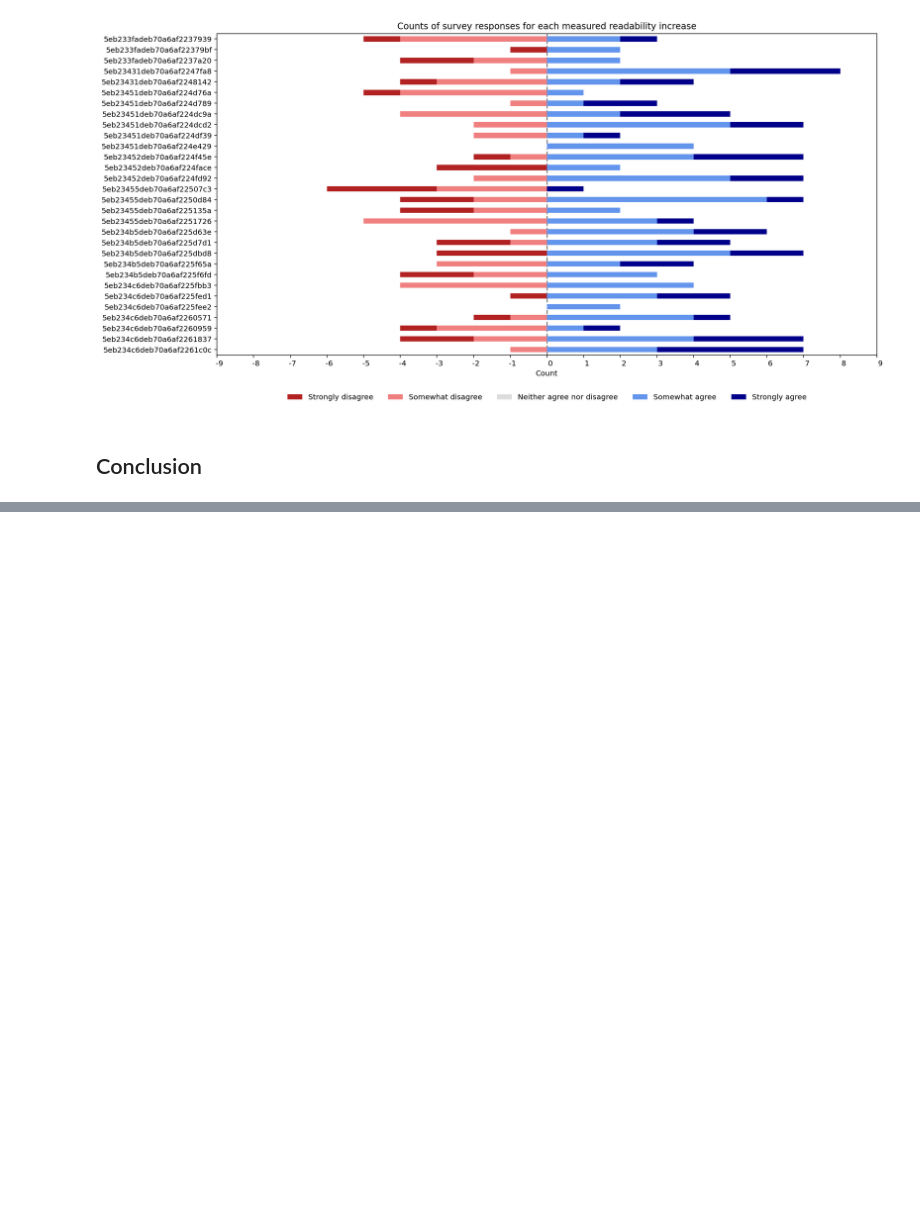
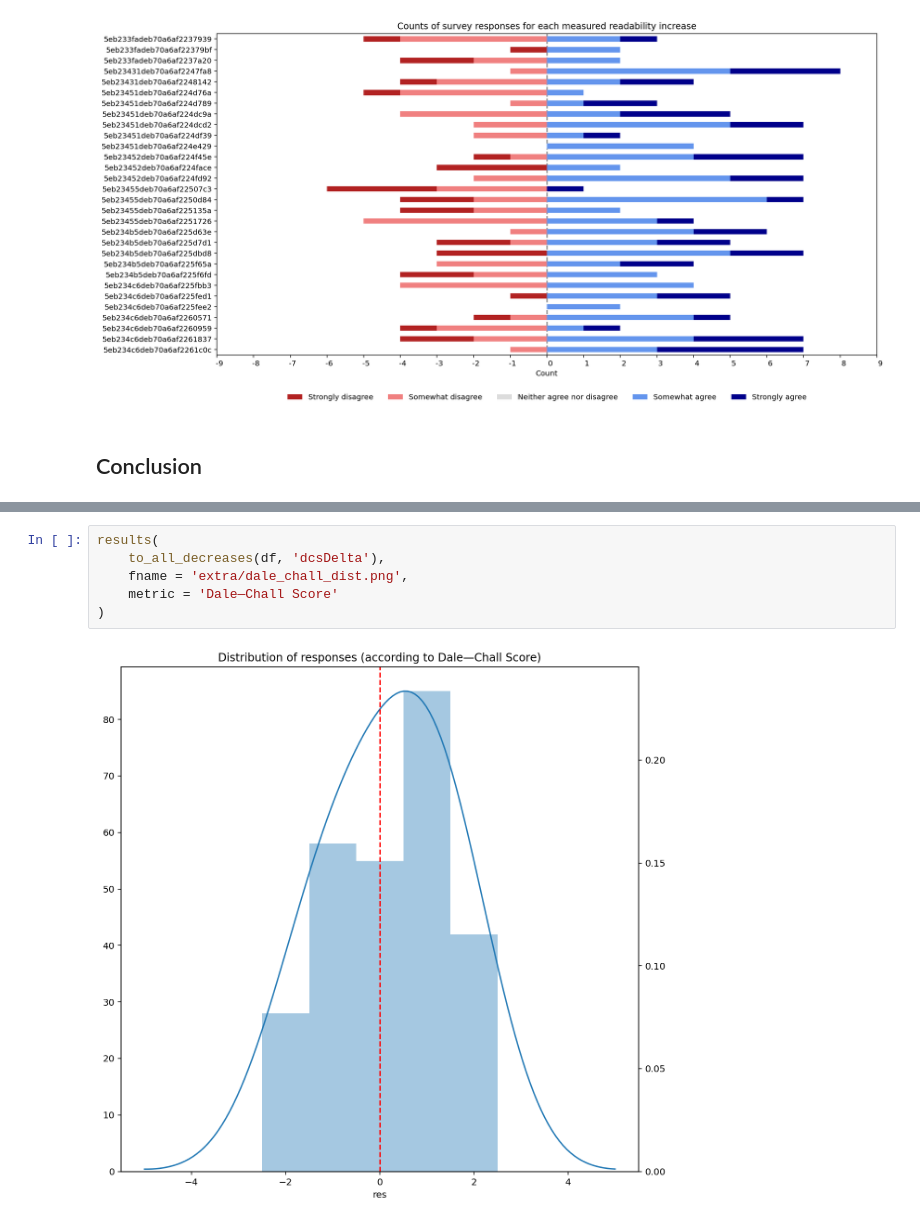
Before and after one commit to TiredFalcon/readse-internal-validity, a Jupyter notebook: Survey_responses_analysys.ipynb, the cells around one changed output, grey strips where cells are left out. Drawn from its saved outputs; the diff is of its cells as text; blank space fills up the shorter version.

```diff
--- a/Survey_responses_analysys.ipynb
+++ b/Survey_responses_analysys.ipynb
@@ -288,0 +346,8 @@ results(high_count_df, 'high_count_dist.png')
+# %%
+results(
+    to_all_decreases(df, 'dcsDelta'),
+    fname = 'extra/dale_chall_dist.png',
+    metric = 'Dale—Chall Score'
+)
+# %% [output]
+[figure, added]
```
Also changed, not shown: parts of 18 cells of this notebook, 4 other files.
